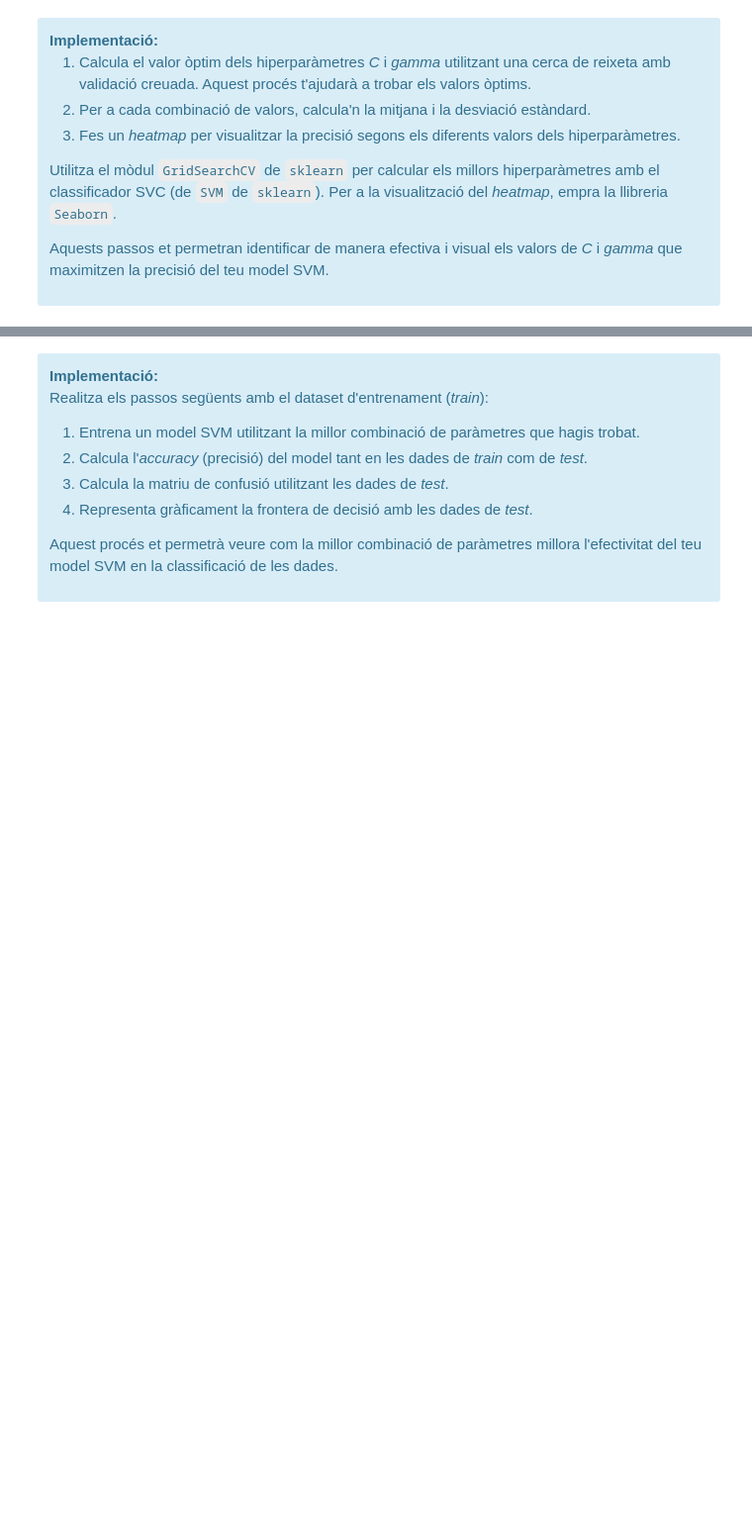
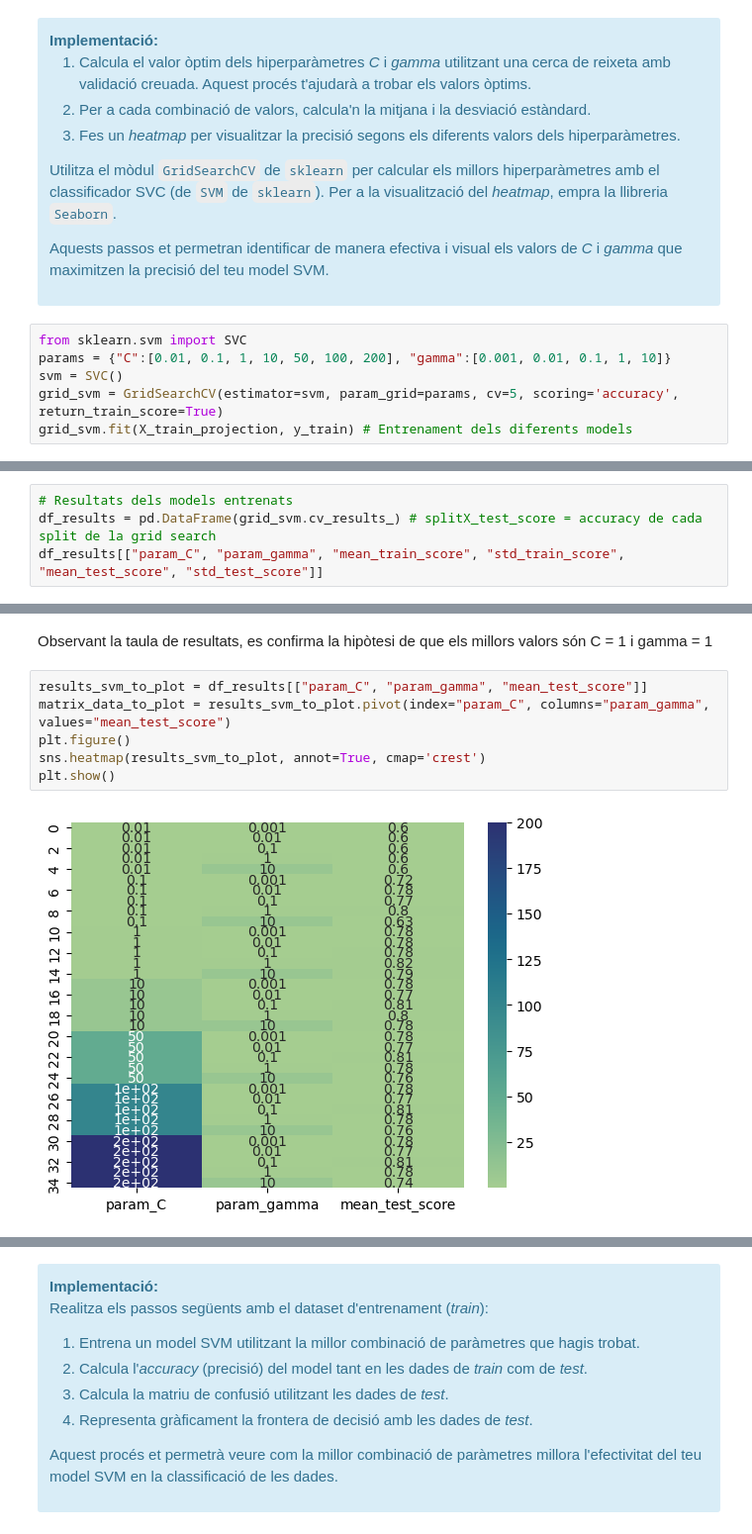
Before and after one commit to marc7666/PAC3-aprenentatge-automatic, a Jupyter notebook: M2.991_20242_PAC3-Enunciat-1.ipynb, the cells around one changed output, grey strips where cells are left out. Shown at 99% size. Saved outputs shown, nothing was run; the diff lists cells and outputs as text; blank space fills up the shorter version.

```diff
--- a/M2.991_20242_PAC3-Enunciat-1.ipynb
+++ b/M2.991_20242_PAC3-Enunciat-1.ipynb
@@ -542,3 +542,9 @@ Utilitza el mòdul `GridSearchCV` de `sklearn` per calcular els millors hiperpar
 
 Aquests passos et permetran identificar de manera efectiva i visual els valors de _C_ i _gamma_ que maximitzen la precisió del teu model SVM.
 </div>
+# %%
+from sklearn.svm import SVC
+params = {"C":[0.01, 0.1, 1, 10, 50, 100, 200], "gamma":[0.001, 0.01, 0.1, 1, 10]}
+svm = SVC()
+grid_svm = GridSearchCV(estimator=svm, param_grid=params, cv=5, scoring='accuracy', return_train_score=True)
+grid_svm.fit(X_train_projection, y_train) # Entrenament dels diferents models
@@ -544,0 +562,4 @@ Aquests passos et permetran identificar de manera efectiva i visual els valors d
+# %%
+# Resultats dels models entrenats
+df_results = pd.DataFrame(grid_svm.cv_results_) # splitX_test_score = accuracy de cada split de la grid search
+df_results[["param_C", "param_gamma", "mean_train_score", "std_train_score", "mean_test_score", "std_test_score"]]
@@ -544,0 +584,10 @@ Aquests passos et permetran identificar de manera efectiva i visual els valors d
+# %% [markdown]
+Observant la taula de resultats, es confirma la hipòtesi de que els millors valors són C = 1 i gamma = 1
+# %%
+results_svm_to_plot = df_results[["param_C", "param_gamma", "mean_test_score"]]
+matrix_data_to_plot = results_svm_to_plot.pivot(index="param_C", columns="param_gamma", values="mean_test_score")
+plt.figure()
+sns.heatmap(results_svm_to_plot, annot=True, cmap='crest')
+plt.show()
+# %% [output]
+[figure, added]
```
Also changed, not shown: parts of 12 cells of this notebook.
